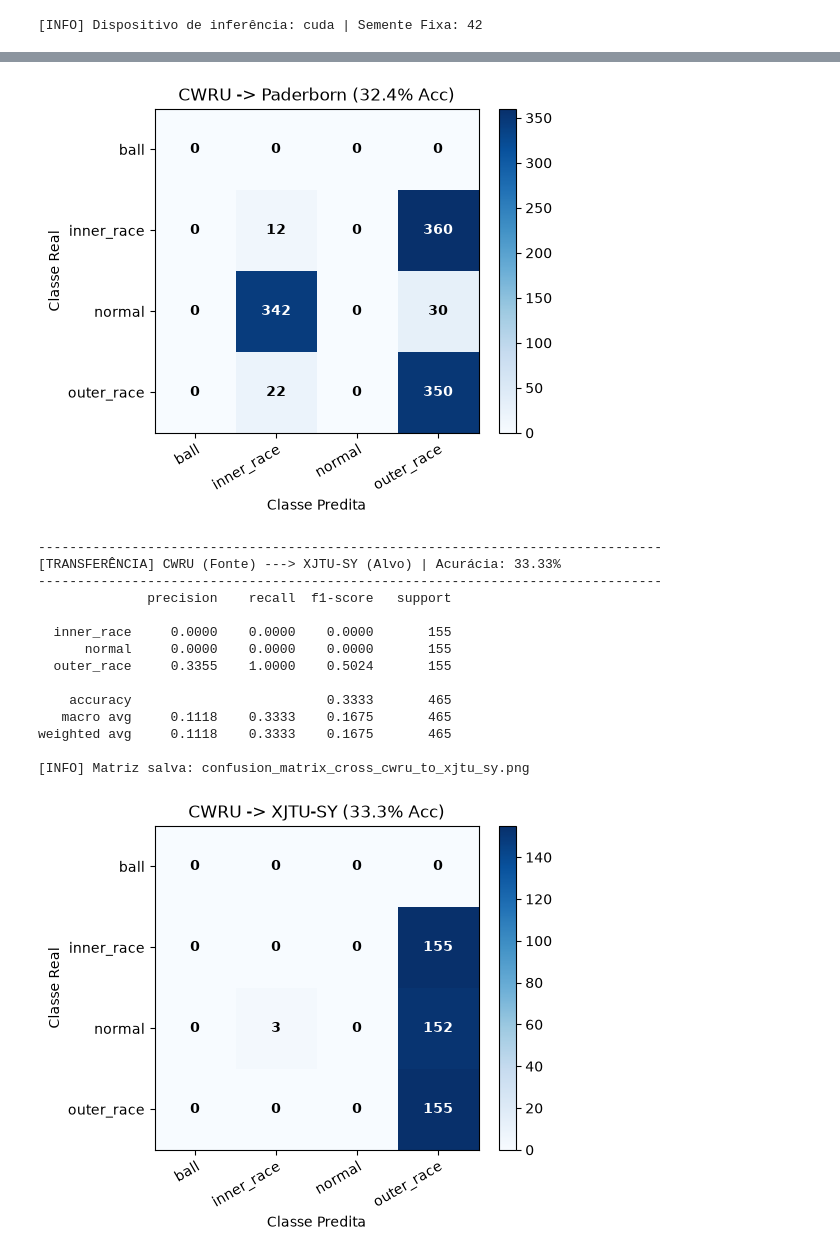
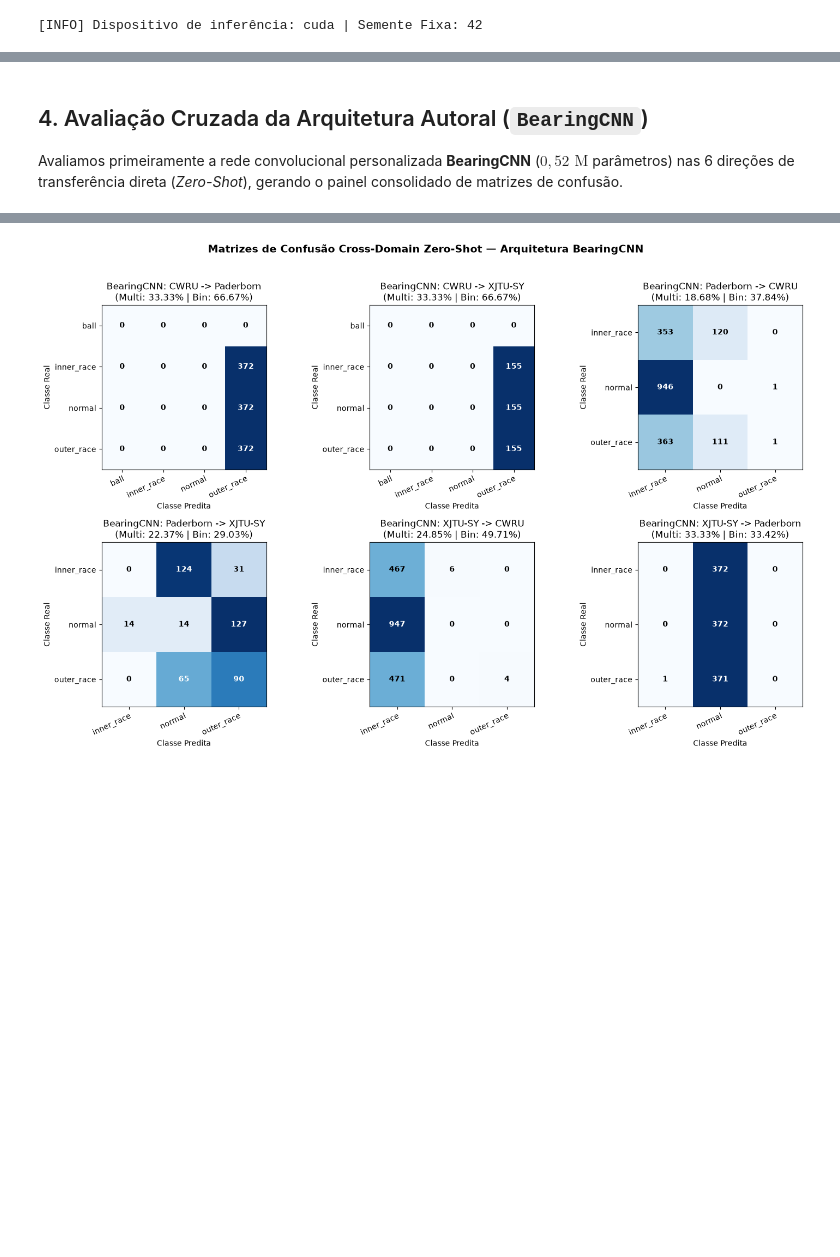
Before and after one commit to jvkauer/bearing-fault-diagnosis-cwt-cnn, a Jupyter notebook: notebooks/3_cross_domain/01_avaliacao_cruzada_tempo.ipynb, the cells around one changed output, grey strips where cells are left out. Drawn from its saved outputs; the diff is of its cells as text; code cells hidden in the pictures; blank space fills up the shorter version.

```diff
--- a/notebooks/3_cross_domain/01_avaliacao_cruzada_tempo.ipynb
+++ b/notebooks/3_cross_domain/01_avaliacao_cruzada_tempo.ipynb
@@ -183,3 +217,7 @@ Avaliamos o comportamento dos modelos ResNet-18 em todas as 6 combinações de t
+# %% [markdown]
+## 4. Avaliação Cruzada da Arquitetura Autoral (`BearingCNN`)
+
+Avaliamos primeiramente a rede convolucional personalizada **BearingCNN** ($0{,}52\text{ M}$ parâmetros) nas 6 direções de transferência direta (*Zero-Shot*), gerando o painel consolidado de matrizes de confusão.
 # %%
 pairs = [
     ("CWRU", "Paderborn"),
@@ -190,21 +228,25 @@ pairs = [
     ("XJTU-SY", "Paderborn")
 ]
 
-cross_results = {}
+all_models_results = {m: {"multi": {}, "bin": {}} for m in models_registry.keys()}
 
-print("=" * 80)
-print(" EXECUÇÃO DOS 6 EXPERIMENTOS ZERO-SHOT CROSS-DOMAIN (CWT TEMPORAL)")
-print("=" * 80)
+print("=" * 88)
+print(" AVALIAÇÃO ZERO-SHOT CROSS-DOMAIN: REDE AUTORAL BEARINGCNN (0,52M PARÂMETROS)")
+print("=" * 88)
 
-for src, tgt in pairs:
-    acc, labels, preds = evaluate_pair(src, tgt)
-    cross_results[(src, tgt)] = acc
+fig, axes = plt.subplots(2, 3, figsize=(15, 9.2))
+axes = axes.flatten()
 
-    print(f"\n--------------------------------------------------------------------------------")
-    print(f"[TRANSFERÊNCIA] {src} (Fonte) ---> {tgt} (Alvo) | Acurácia: {acc:.2f}%")
-    print(f"--------------------------------------------------------------------------------")
+for idx, (src, tgt) in enumerate(pairs):
+    acc_multi, acc_bin, labels, preds = evaluate_pair("BearingCNN", src, tgt)
+    all_models_results["BearingCNN"]["multi"][(src, tgt)] = acc_multi
+    all_models_results["BearingCNN"]["bin"][(src, tgt)] = acc_bin
 
-    eval_classes = datasets_info[src]["classes"] if src == "CWRU" else datasets_info[tgt]["classes"]
+    print(f"\n----------------------------------------------------------------------------------------")
+    print(f"[BearingCNN] {src} (Fonte) ---> {tgt} (Alvo) | Multiclasse: {acc_multi:.2f}% | Binária: {acc_bin:.2f}%")
+    print(f"----------------------------------------------------------------------------------------")
+
+    eval_classes = datasets_info[src]["classes"]
     target_eval_labels = [1, 2, 3] if src == "CWRU" else [0, 1, 2]
     target_eval_names = ["inner_race", "normal", "outer_race"]
 
@@ -216,12 +258,29 @@ for src, tgt in pairs:
         zero_division=0
     ))
 
-    save_name = f"confusion_matrix_cross_{src.lower().replace('-','_')}_to_{tgt.lower().replace('-','_')}.png"
-    save_path = BASE_DIR / "docs" / "images" / save_name
+    cm = confusion_matrix(labels, preds, labels=np.arange(len(eval_classes)))
+    ax = axes[idx]
+    im = ax.imshow(cm, interpolation="nearest", cmap=plt.cm.Blues)
+    ax.set(
+        xticks=np.arange(cm.shape[1]),
+        yticks=np.arange(cm.shape[0]),
+        xticklabels=eval_classes,
+        yticklabels=eval_classes,
+        title=f"BearingCNN: {src} -> {tgt}\n(Multi: {acc_multi:.2f}% | Bin: {acc_bin:.2f}%)",
+        ylabel="Classe Real",
+        xlabel="Classe Predita"
+    )
+    plt.setp(ax.get_xticklabels(), rotation=25, ha="right", rotation_mode="anchor")
+    thresh = cm.max() / 2.0 if cm.max() > 0 else 1.0
+    for i in range(cm.shape[0]):
+        for j in range(cm.shape[1]):
+            ax.text(j, i, format(cm[i, j], "d"), ha="center", va="center",
+                    color="white" if cm[i, j] > thresh else "black", fontweight="bold")
 
-    plot_cross_confusion_matrix(
-        labels, preds, eval_classes,
-        title=f"{src} -> {tgt} ({acc:.1f}% Acc)",
-        save_path=save_path
-    )
+plt.suptitle("Matrizes de Confusão Cross-Domain Zero-Shot — Arquitetura BearingCNN", fontsize=14, fontweight="bold", y=1.02)
+plt.tight_layout()
+bcnn_cm_path = BASE_DIR / "docs" / "images" / "confusion_matrix_cross_bearing_cnn_6pairs.png"
+plt.savefig(bcnn_cm_path, dpi=300, bbox_inches="tight")
+print(f"\n[INFO] Painel de matrizes da BearingCNN salvo em: {bcnn_cm_path.name}")
+plt.show()
 # %% [output]
@@ -246,16 +304 @@ weighted avg     0.1683    0.3244    0.2205      1116
-[figure, old version]
+[figure, new version]
---------------------------------------------------------------------------------
-[TRANSFERÊNCIA] CWRU (Fonte) ---> XJTU-SY (Alvo) | Acurácia: 33.33%
---------------------------------------------------------------------------------
-              precision    recall  f1-score   support
-
-  inner_race     0.0000    0.0000    0.0000       155
-      normal     0.0000    0.0000    0.0000       155
-  outer_race     0.3355    1.0000    0.5024       155
-
-    accuracy                         0.3333       465
-   macro avg     0.1118    0.3333    0.1675       465
-weighted avg     0.1118    0.3333    0.1675       465
-
-[INFO] Matriz salva: confusion_matrix_cross_cwru_to_xjtu_sy.png
-[figure, removed]
```
Also changed, not shown: parts of 20 cells of this notebook, 38 other files.
